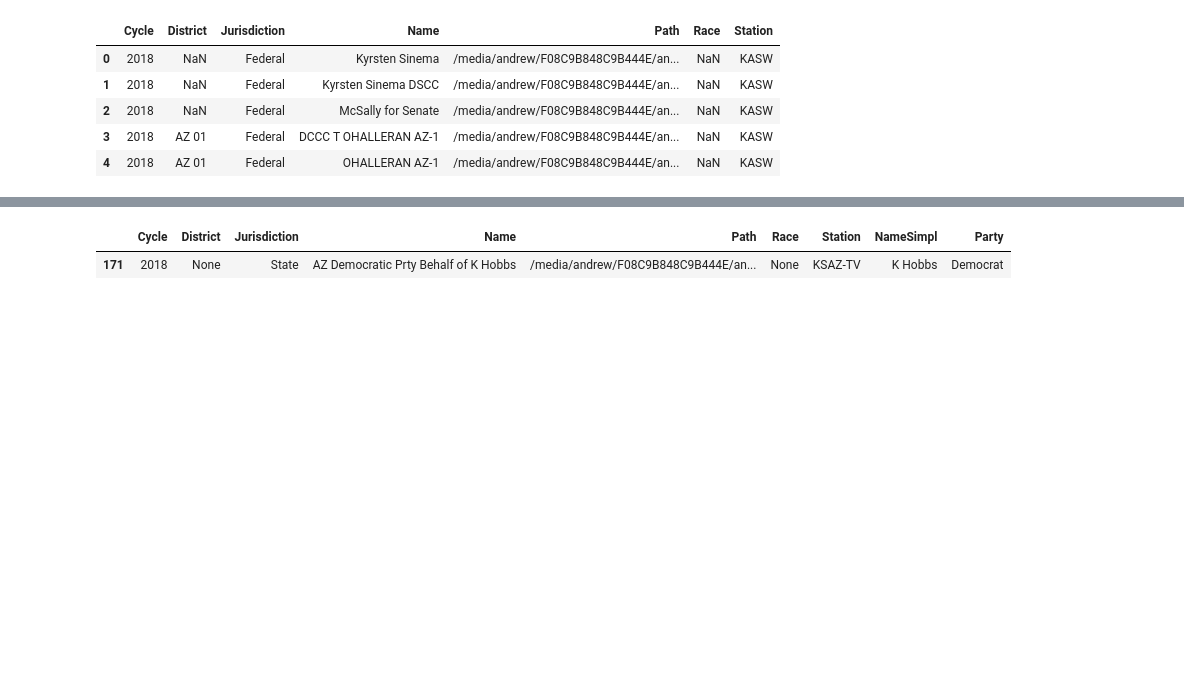
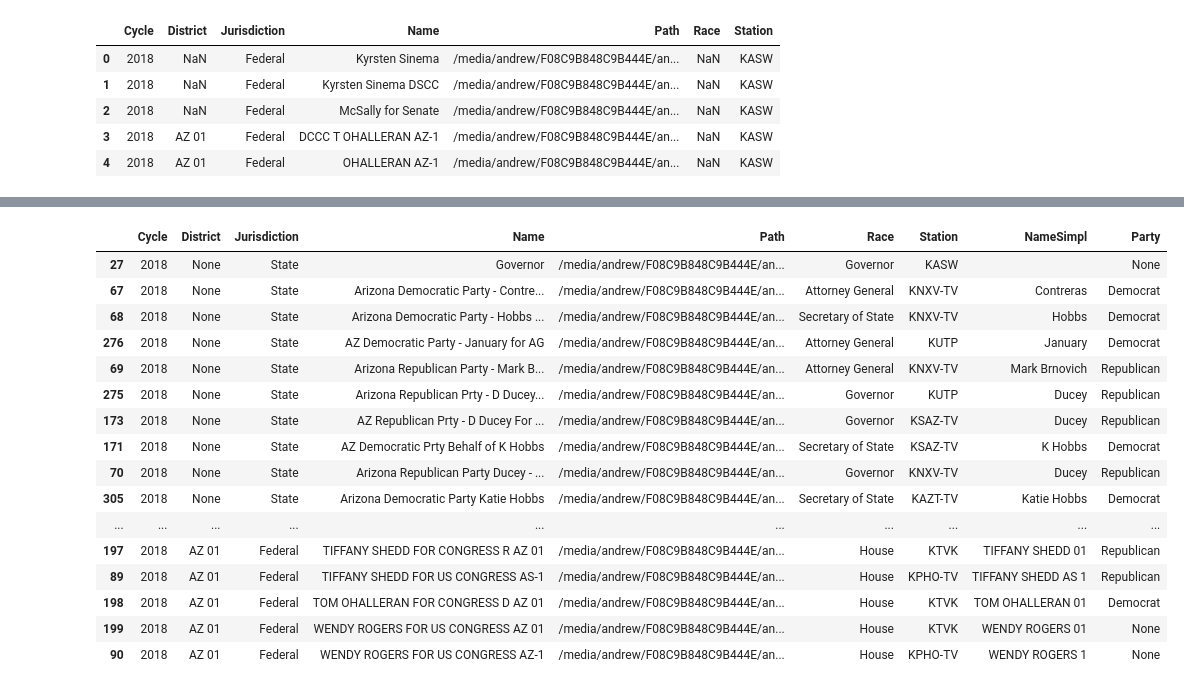
Before and after one commit to and-pulc/fccscraper, a Jupyter notebook: FCCBulkDownload.ipynb, the cells around one changed output, grey strips where cells are left out. Drawn from its saved outputs; the diff is of its cells as text; code cells hidden in the pictures; blank space fills up the shorter version.

```diff
--- a/FCCBulkDownload.ipynb
+++ b/FCCBulkDownload.ipynb
@@ -395,34 +439,32 @@ matched = []
 curName = ""
 
 def matcher(r):
-    matcher.race = None
-    matcher.district = None
-    matcher.party = None
+    matcher = {'Race': None, 'District': None, 'Party': None}
     def closestNames(n):
+        nonlocal matcher
         matchVal = fuzz.token_sort_ratio(n.NameSimpl, r.NameSimpl)
         matchVal2 = fuzz.token_set_ratio(n.NameSimpl, r.NameSimpl)
         if matchVal>70:
-            print(matchVal," ", matchVal2)
-            print(n)
-            if (n.Race != None) & (n.Race != "") & (matcher.race != None):
-                matcher.race = n.Race
-            if (n.District != None) & (n.District != "") & (matcher.district != None):
-                matcher.district = n.District
-            if (n.Party != None) & (n.Party != "") & (matcher.party != None):
-                matcher.party = n.Party
+            if (n.Race is not None) & (matcher['Race'] is None):
+                matcher['Race'] = n.Race
+            if (n.District is not None) & (matcher['District'] is None):
+                matcher['District'] = n.District
+            if (n.Party is not None) & (matcher['Party'] is None):
+                matcher['Party'] = n.Party
             return True
         else:
             return False
     possmatch = p[(p.Cycle==r.Cycle)&(p.Jurisdiction==r.Jurisdiction)]
     curName = r.NameSimpl
     match = possmatch[possmatch.apply(closestNames, axis=1)]
-
-    if (matcher.race != None) & (r['Race'] != None):
-        r['Race'] = matcher.race
-    if (matcher.district != None) & (r['District'] != None):
-        r['District'] = matcher.district
-    if (matcher.party != None) & (r['Party'] != None):
-        r['Party'] = matcher.party
+    if (matcher['Race'] is not None) & (r['Race'] is None):
+        r['Race'] = matcher['Race']
+    if (matcher['District'] is not None) & (r['District'] is None):
+        r['District'] = matcher['District']
+    if (matcher['Party'] is not None) & (r['Party'] is None):
+        print('set')
+        r['Party'] = matcher['Party']
     return r
-pz = p[171:172].apply(matcher, axis=1)
+pz = p.apply(matcher, axis=1)
+pz.head()
 # %% [output]
@@ -446,5 +494,20 @@ Name: 348, dtype: object
-# %%
-pz
-# %% [output]
-|  | Cycle | District | Jurisdiction | Name | Path | Race | Station | NameSimpl | Party |
-| 171 | 2018 | None | State | AZ Democratic Prty Behalf of K Hobbs | /media/andrew/F08C9B848C9B444E/an... | None | KSAZ-TV | K Hobbs | Democrat |
+# %%
+pz[((pz.Jurisdiction=='State') | (pz.Jurisdiction=="Federal")) & (pz.Cycle == '2018')][0:1000].sort_values(by=['NameSimpl'])
+# %% [output]
+|  | Cycle | District | Jurisdiction | Name | Path | Race | Station | NameSimpl | Party |
+| 27 | 2018 | None | State | Governor | /media/andrew/F08C9B848C9B444E/an... | Governor | KASW |  | None |
+| 67 | 2018 | None | State | Arizona Democratic Party - Contre... | /media/andrew/F08C9B848C9B444E/an... | Attorney General | KNXV-TV | Contreras | Democrat |
+| 68 | 2018 | None | State | Arizona Democratic Party - Hobbs ... | /media/andrew/F08C9B848C9B444E/an... | Secretary of State | KNXV-TV | Hobbs | Democrat |
+| 276 | 2018 | None | State | AZ Democratic Party - January for AG | /media/andrew/F08C9B848C9B444E/an... | Attorney General | KUTP | January | Democrat |
+| 69 | 2018 | None | State | Arizona Republican Party - Mark B... | /media/andrew/F08C9B848C9B444E/an... | Attorney General | KNXV-TV | Mark Brnovich | Republican |
+| 275 | 2018 | None | State | Arizona Republican Prty - D Ducey... | /media/andrew/F08C9B848C9B444E/an... | Governor | KUTP | Ducey | Republican |
+| 173 | 2018 | None | State | AZ Republican Prty - D Ducey For ... | /media/andrew/F08C9B848C9B444E/an... | Governor | KSAZ-TV | Ducey | Republican |
+| 171 | 2018 | None | State | AZ Democratic Prty Behalf of K Hobbs | /media/andrew/F08C9B848C9B444E/an... | Secretary of State | KSAZ-TV | K Hobbs | Democrat |
+| 70 | 2018 | None | State | Arizona Republican Party Ducey - ... | /media/andrew/F08C9B848C9B444E/an... | Governor | KNXV-TV | Ducey | Republican |
+| 305 | 2018 | None | State | Arizona Democratic Party Katie Hobbs | /media/andrew/F08C9B848C9B444E/an... | Secretary of State | KAZT-TV | Katie Hobbs | Democrat |
+| ... | ... | ... | ... | ... | ... | ... | ... | ... | ... |
+| 197 | 2018 | AZ 01 | Federal | TIFFANY SHEDD FOR CONGRESS R AZ 01 | /media/andrew/F08C9B848C9B444E/an... | House | KTVK | TIFFANY SHEDD 01 | Republican |
+| 89 | 2018 | AZ 01 | Federal | TIFFANY SHEDD FOR US CONGRESS AS-1 | /media/andrew/F08C9B848C9B444E/an... | House | KPHO-TV | TIFFANY SHEDD AS 1 | Republican |
+| 198 | 2018 | AZ 01 | Federal | TOM OHALLERAN FOR CONGRESS D AZ 01 | /media/andrew/F08C9B848C9B444E/an... | House | KTVK | TOM OHALLERAN 01 | Democrat |
+| 199 | 2018 | AZ 01 | Federal | WENDY ROGERS FOR US CONGRESS AZ 01 | /media/andrew/F08C9B848C9B444E/an... | House | KTVK | WENDY ROGERS 01 | None |
+| 90 | 2018 | AZ 01 | Federal | WENDY ROGERS FOR US CONGRESS AZ-1 | /media/andrew/F08C9B848C9B444E/an... | House | KPHO-TV | WENDY ROGERS 1 | None |
```
Also changed, not shown: parts of 10 cells of this notebook, 12 other files.
